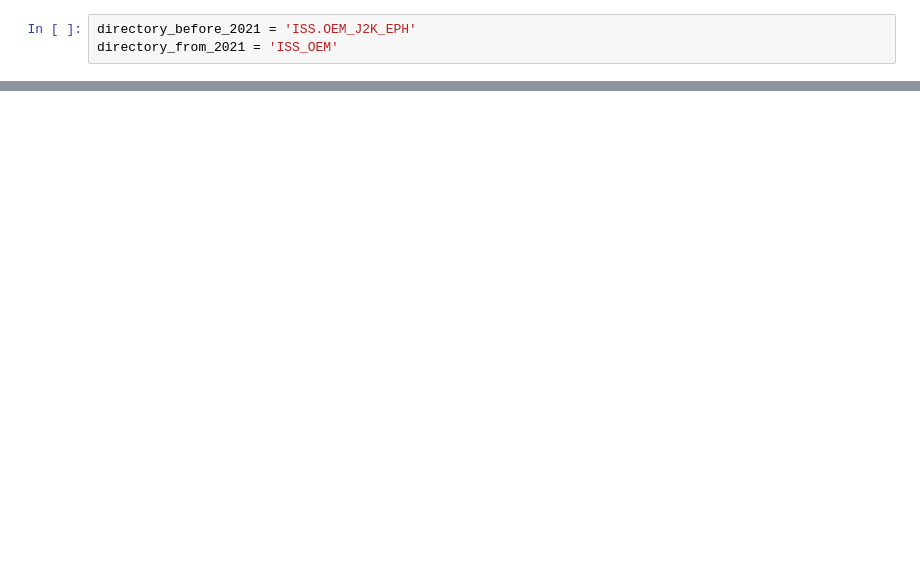
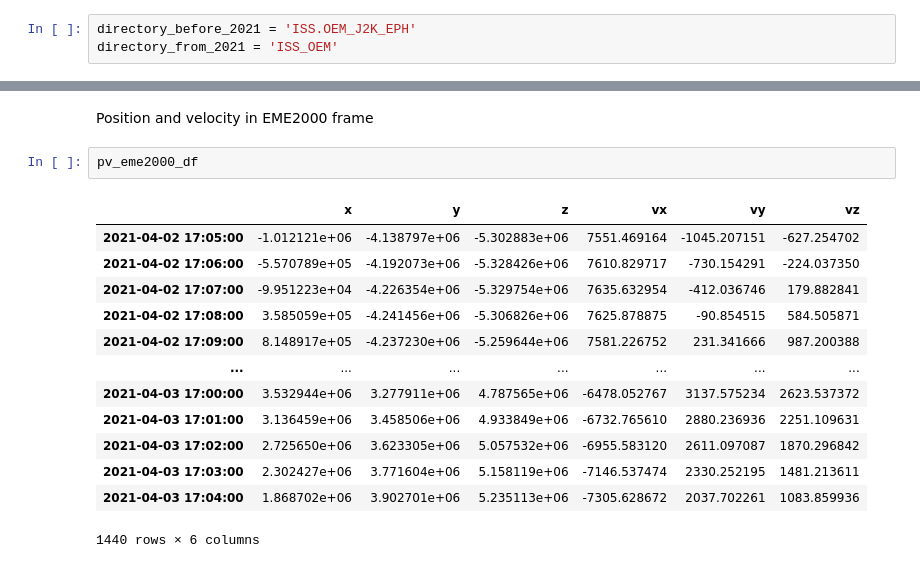
Before and after one commit to GorgiAstro/iss-ccsds-oem, a Jupyter notebook: 01-iss_ccsds_oem_read.ipynb, the cells around one changed output, grey strips where cells are left out. Saved outputs shown, nothing was run; the diff lists cells and outputs as text; blank space fills up the shorter version.

```diff
--- a/01-iss_ccsds_oem_read.ipynb
+++ b/01-iss_ccsds_oem_read.ipynb
@@ -80,0 +301,18 @@ pv_eme2000 = bounded_propagator.getPVCoordinates(datetime_to_absolutedate(date),
+# %% [markdown]
+Position and velocity in EME2000 frame
+# %%
+pv_eme2000_df
+# %% [output]
+|  | x | y | z | vx | vy | vz |
+| 2021-04-02 17:05:00 | -1.012121e+06 | -4.138797e+06 | -5.302883e+06 | 7551.469164 | -1045.207151 | -627.254702 |
+| 2021-04-02 17:06:00 | -5.570789e+05 | -4.192073e+06 | -5.328426e+06 | 7610.829717 | -730.154291 | -224.037350 |
+| 2021-04-02 17:07:00 | -9.951223e+04 | -4.226354e+06 | -5.329754e+06 | 7635.632954 | -412.036746 | 179.882841 |
+| 2021-04-02 17:08:00 | 3.585059e+05 | -4.241456e+06 | -5.306826e+06 | 7625.878875 | -90.854515 | 584.505871 |
+| 2021-04-02 17:09:00 | 8.148917e+05 | -4.237230e+06 | -5.259644e+06 | 7581.226752 | 231.341666 | 987.200388 |
+| ... | ... | ... | ... | ... | ... | ... |
+| 2021-04-03 17:00:00 | 3.532944e+06 | 3.277911e+06 | 4.787565e+06 | -6478.052767 | 3137.575234 | 2623.537372 |
+| 2021-04-03 17:01:00 | 3.136459e+06 | 3.458506e+06 | 4.933849e+06 | -6732.765610 | 2880.236936 | 2251.109631 |
+| 2021-04-03 17:02:00 | 2.725650e+06 | 3.623305e+06 | 5.057532e+06 | -6955.583120 | 2611.097087 | 1870.296842 |
+| 2021-04-03 17:03:00 | 2.302427e+06 | 3.771604e+06 | 5.158119e+06 | -7146.537474 | 2330.252195 | 1481.213611 |
+| 2021-04-03 17:04:00 | 1.868702e+06 | 3.902701e+06 | 5.235113e+06 | -7305.628672 | 2037.702261 | 1083.859936 |
+1440 rows × 6 columns
```
Also changed, not shown: parts of 21 cells of this notebook, 1 other file.
